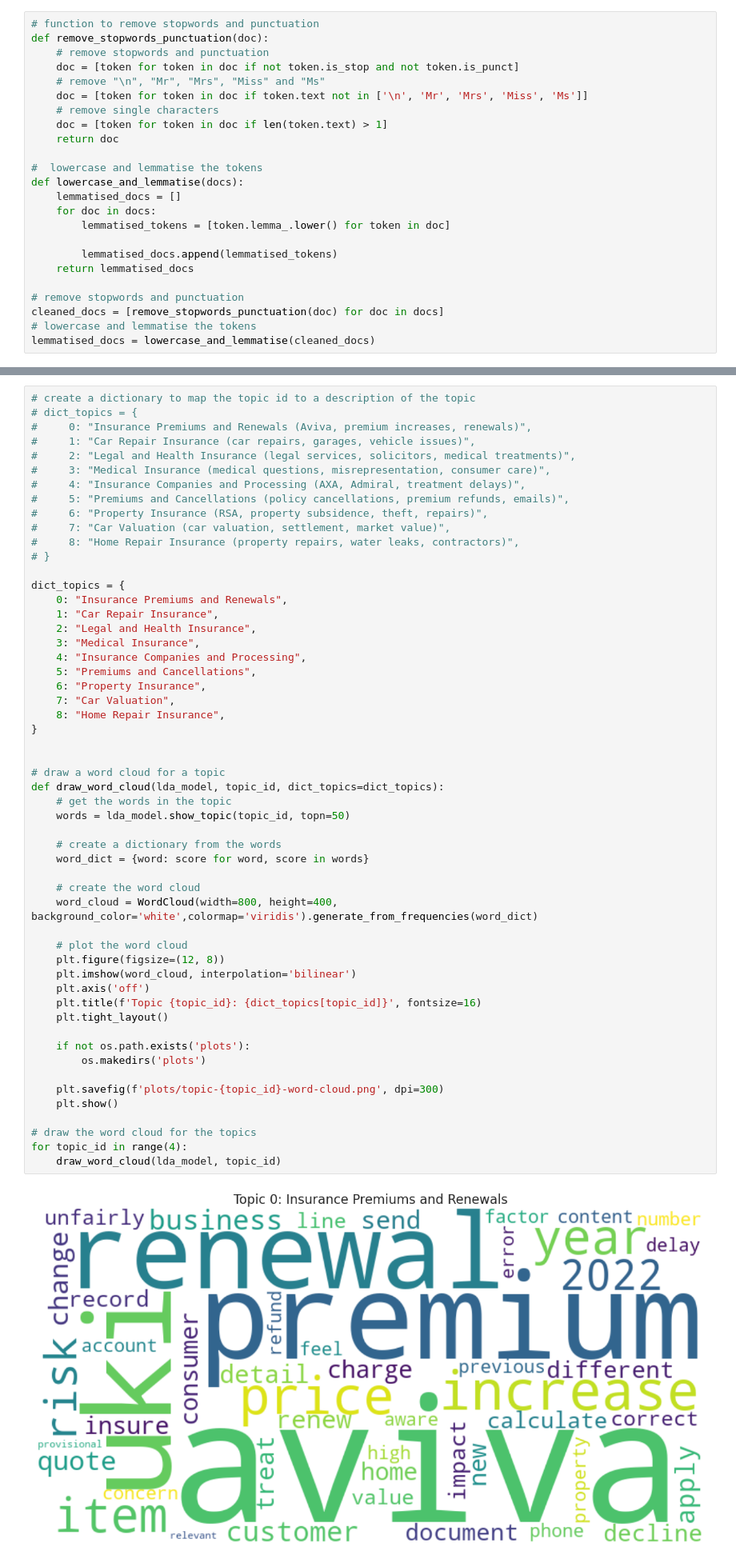
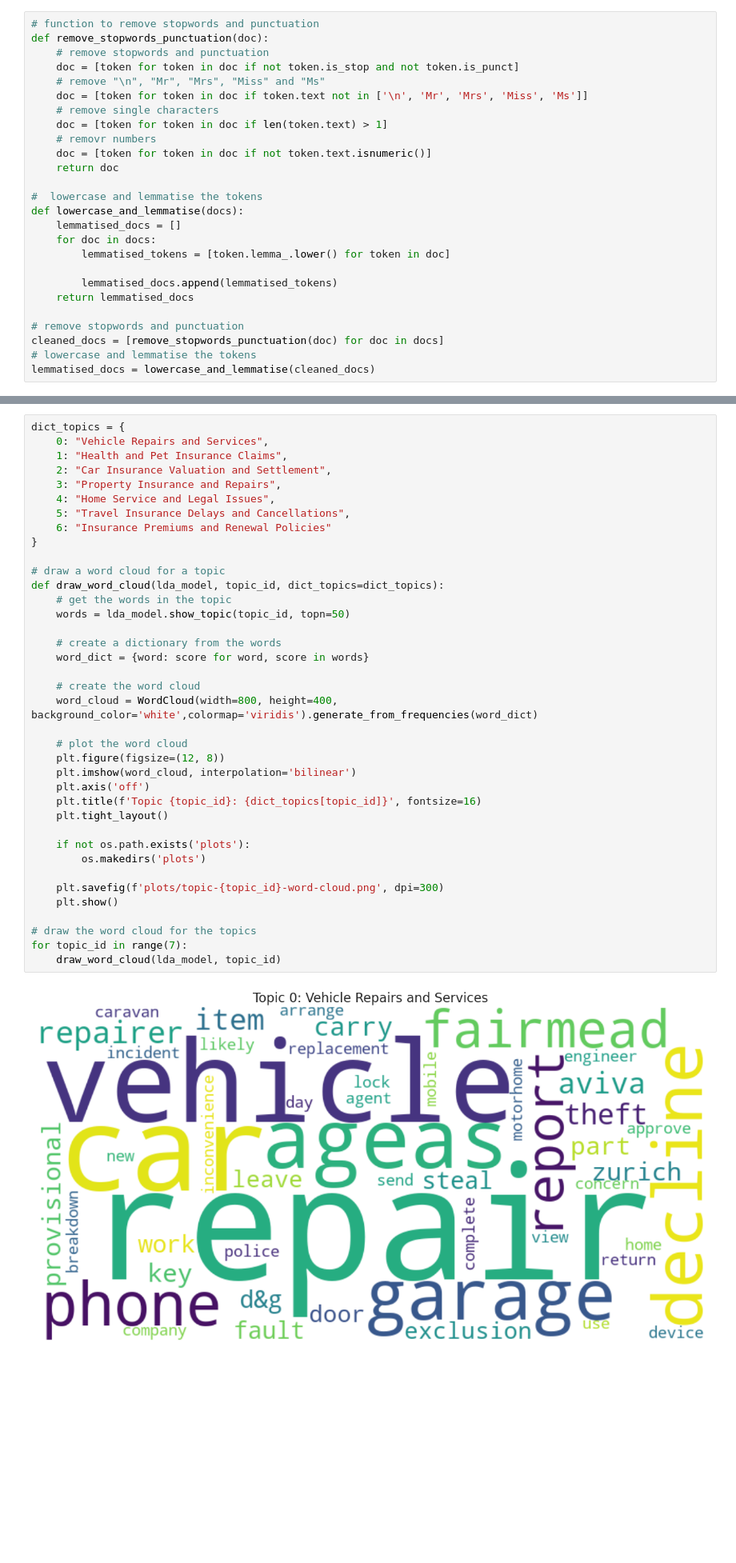
Before and after one commit to LeleVibrato/sb-code, a Jupyter notebook: eda_topic_model.ipynb, the cells around one changed output, grey strips where cells are left out. Shown at 80% size. Cells and saved outputs as stored; diff of their text form; blank space fills up the shorter version.

```diff
--- a/eda_topic_model.ipynb
+++ b/eda_topic_model.ipynb
@@ -64,6 +64,8 @@ def remove_stopwords_punctuation(doc):
     doc = [token for token in doc if token.text not in ['\n', 'Mr', 'Mrs', 'Miss', 'Ms']]
     # remove single characters
     doc = [token for token in doc if len(token.text) > 1]
+    # removr numbers
+    doc = [token for token in doc if not token.text.isnumeric()]
     return doc
 
 #  lowercase and lemmatise the tokens
@@ -225,58 +224,42 @@ In December 2022 there was a fire in the garage at Mr S and Mrs S's property. Th
 # %% [markdown]
 ### Wordclouds
 # %%
-# create a dictionary to map the topic id to a description of the topic
-# dict_topics = {
-#     0: "Insurance Premiums and Renewals (Aviva, premium increases, renewals)",
-#     1: "Car Repair Insurance (car repairs, garages, vehicle issues)",
-#     2: "Legal and Health Insurance (legal services, solicitors, medical treatments)",
-#     3: "Medical Insurance (medical questions, misrepresentation, consumer care)",
-#     4: "Insurance Companies and Processing (AXA, Admiral, treatment delays)",
-#     5: "Premiums and Cancellations (policy cancellations, premium refunds, emails)",
-#     6: "Property Insurance (RSA, property subsidence, theft, repairs)",
-#     7: "Car Valuation (car valuation, settlement, market value)",
-#     8: "Home Repair Insurance (property repairs, water leaks, contractors)",
-# }
-
 dict_topics = {
-    0: "Insurance Premiums and Renewals",
-    1: "Car Repair Insurance",
-    2: "Legal and Health Insurance",
-    3: "Medical Insurance",
-    4: "Insurance Companies and Processing",
-    5: "Premiums and Cancellations",
-    6: "Property Insurance",
-    7: "Car Valuation",
-    8: "Home Repair Insurance",
+    0: "Vehicle Repairs and Services",
+    1: "Health and Pet Insurance Claims",
+    2: "Car Insurance Valuation and Settlement",
+    3: "Property Insurance and Repairs",
+    4: "Home Service and Legal Issues",
+    5: "Travel Insurance Delays and Cancellations",
+    6: "Insurance Premiums and Renewal Policies"
 }
-
 
 # draw a word cloud for a topic
 def draw_word_cloud(lda_model, topic_id, dict_topics=dict_topics):
     # get the words in the topic
     words = lda_model.show_topic(topic_id, topn=50)
 
     # create a dictionary from the words
     word_dict = {word: score for word, score in words}
 
     # create the word cloud
     word_cloud = WordCloud(width=800, height=400, background_color='white',colormap='viridis').generate_from_frequencies(word_dict)
 
     # plot the word cloud
     plt.figure(figsize=(12, 8))
     plt.imshow(word_cloud, interpolation='bilinear')
     plt.axis('off')
     plt.title(f'Topic {topic_id}: {dict_topics[topic_id]}', fontsize=16)
     plt.tight_layout()
 
     if not os.path.exists('plots'):
         os.makedirs('plots')
 
     plt.savefig(f'plots/topic-{topic_id}-word-cloud.png', dpi=300)
     plt.show()
 
 # draw the word cloud for the topics
-for topic_id in range(4):
+for topic_id in range(7):
     draw_word_cloud(lda_model, topic_id)
 # %% [output]
-[figure, old version]
+[figure, new version]
```
Also changed, not shown: parts of 9 cells of this notebook, 14 other files.
